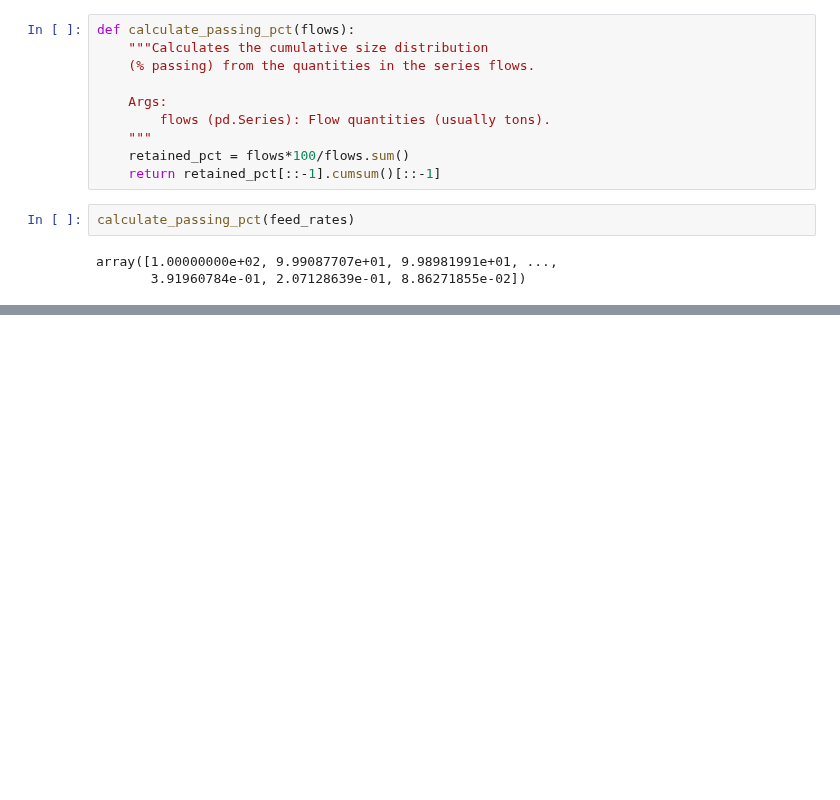
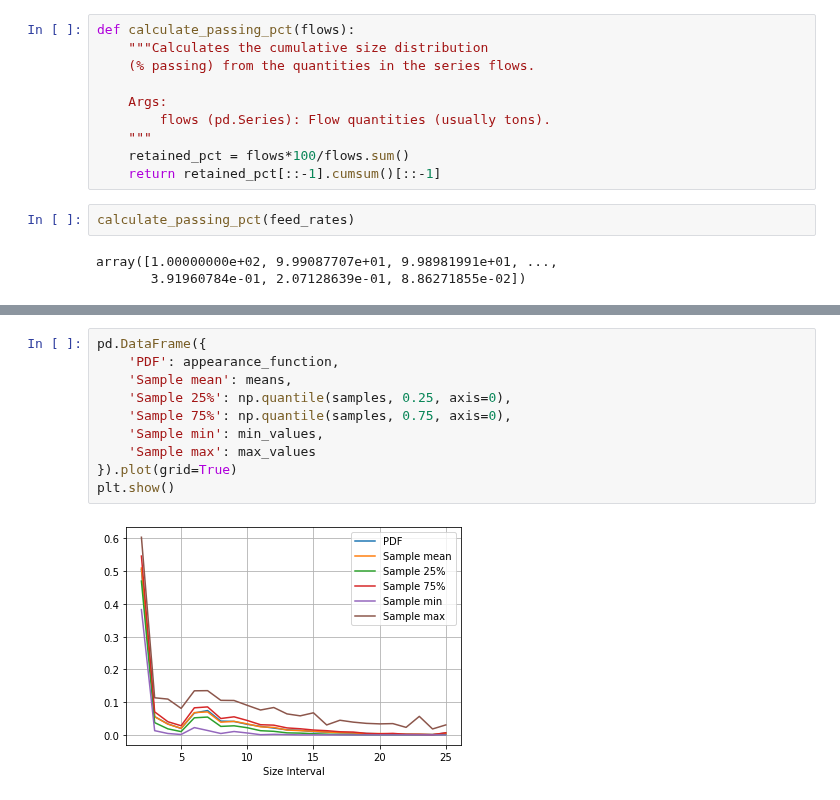
Before and after one commit to billtubbs/mech-575, a Jupyter notebook: code/python/project-grinding-dynamic-simulation-model.ipynb, the cells around one changed output, grey strips where cells are left out. Cells and saved outputs as stored; diff of their text form; blank space fills up the shorter version.

```diff
--- a/code/python/project-grinding-dynamic-simulation-model.ipynb
+++ b/code/python/project-grinding-dynamic-simulation-model.ipynb
@@ -1131,0 +1182,12 @@ plt.show()
+# %%
+pd.DataFrame({
+    'PDF': appearance_function,
+    'Sample mean': means,
+    'Sample 25%': np.quantile(samples, 0.25, axis=0),
+    'Sample 75%': np.quantile(samples, 0.75, axis=0),
+    'Sample min': min_values,
+    'Sample max': max_values
+}).plot(grid=True)
+plt.show()
+# %% [output]
+[figure, added]
```
Also changed, not shown: parts of 27 cells of this notebook.
